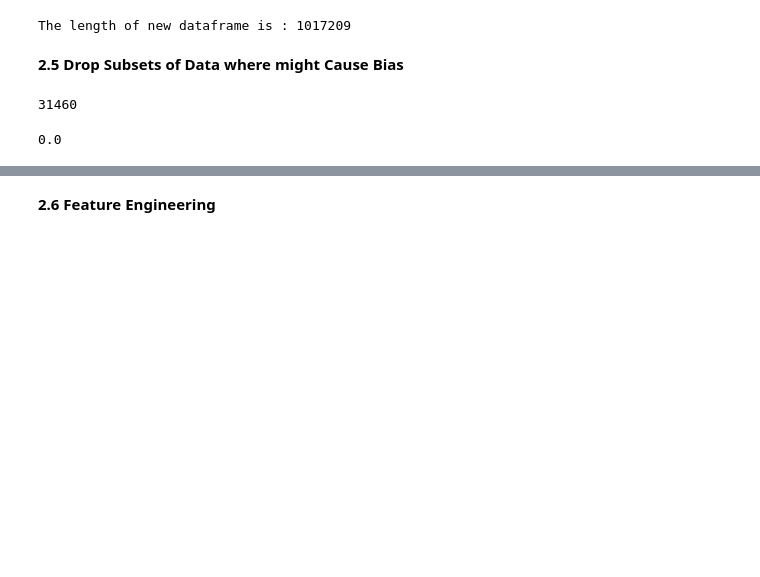
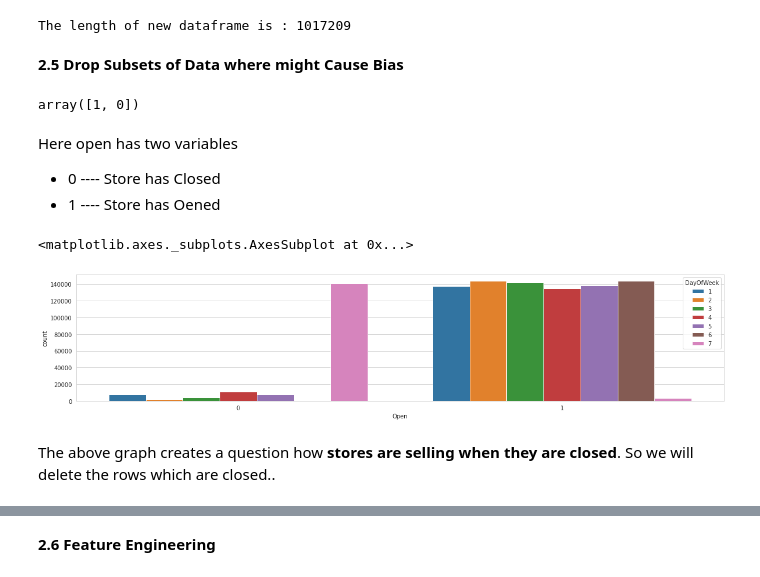
Before and after one commit to maxashoka3/Rossmann-Sales-Prediction, a Jupyter notebook: Rossmann_Sales_Prediction.ipynb, the cells around one changed output, grey strips where cells are left out. Cells and saved outputs as stored; diff of their text form; code cells hidden in the pictures; blank space fills up the shorter version.

```diff
--- a/Rossmann_Sales_Prediction.ipynb
+++ b/Rossmann_Sales_Prediction.ipynb
@@ -171,6 +171,21 @@ print(f'The length of new dataframe is : {len(df)}')
 The length of new dataframe is : 1017209
 # %% [markdown]
 **2.5 Drop Subsets of Data where might Cause Bias**
-# %%
-# where dtores are closed, they won't generate sales, so we will removed features
-df = df[df.Open != 0]
+# %%
+# Checking the unique value of 'Open' features
+df['Open'].unique()
+# %% [output]
+array([1, 0])
+# %% [markdown]
+Here open has two variables
+* 0 ---- Store has Closed
+* 1 ---- Store has Oened
+# %%
+fig, ax = plt.subplots(1,figsize=(20,4))
+sns.countplot(x='Open',hue='DayOfWeek', data=df, ax=ax)
+# %% [output]
+<matplotlib.axes._subplots.AxesSubplot at 0x...>
+[figure, added]
+# %% [markdown]
+The above graph creates a question how **stores are selling when they are closed**.
+So we will delete the rows which are closed..
@@ -179,11 +197 @@ df = df[df.Open != 0]
 df = df.drop('Open',axis = 1)
-# %%
-# see if there's any opened store with zero sales
-df[df.Sales == 0]['Store'].sum()
-# %% [output]
-31460
-# %%
-# see the percentage of open stored with zero sales
-df[df.Sales == 0]['Sales'].sum()/df.Sales.sum()
-# %% [output]
-0.0
```
Also changed, not shown: parts of 147 cells of this notebook.
